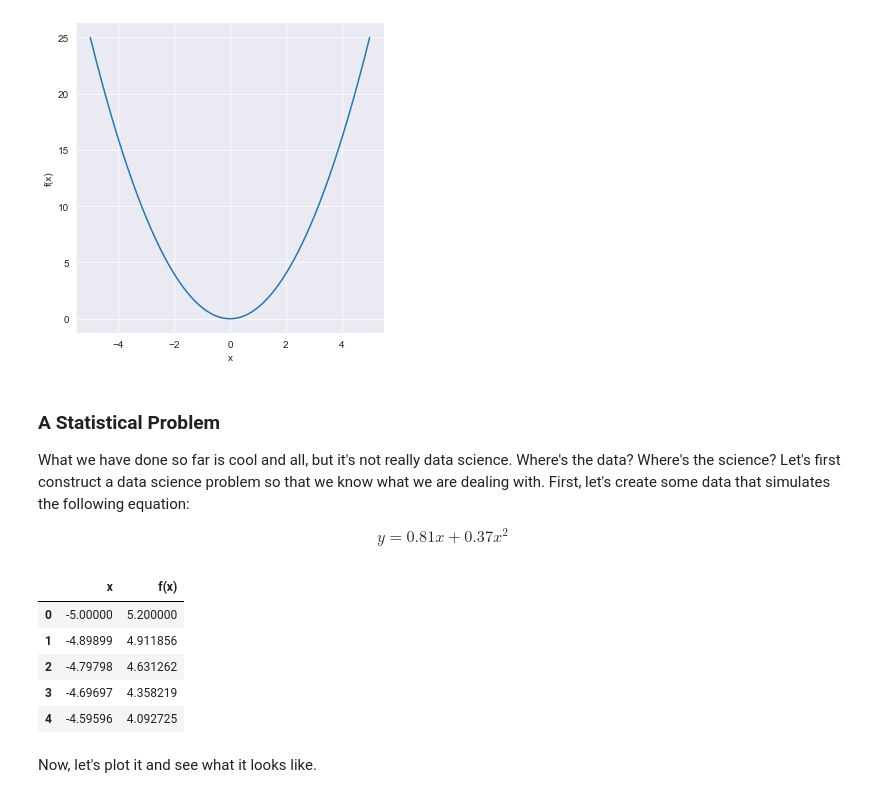
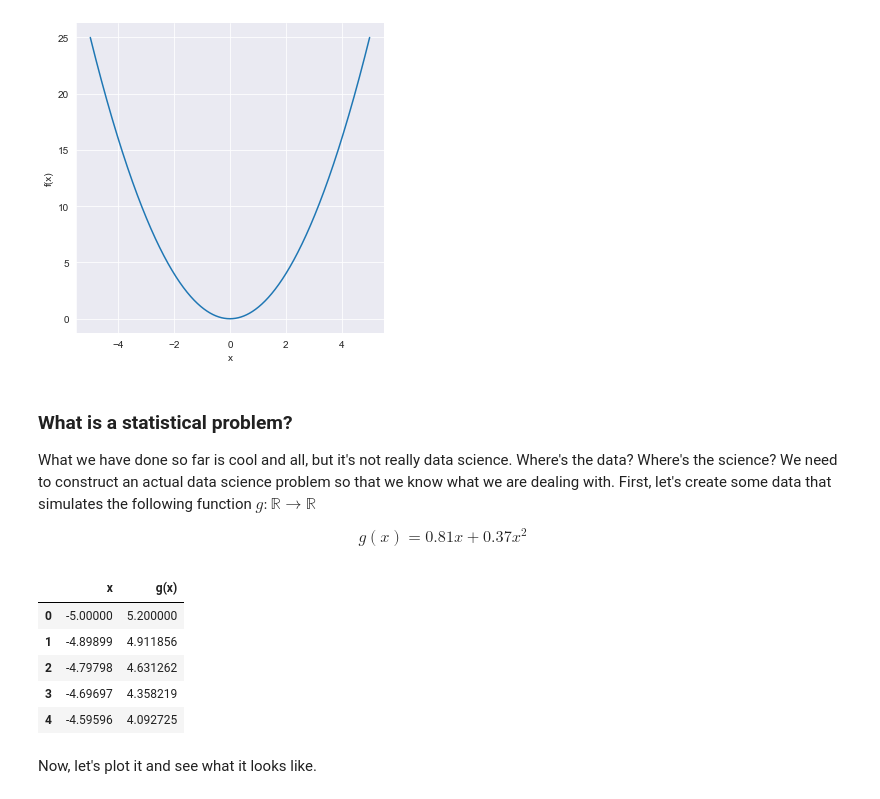
Before and after one commit to techimmersionweek22/data-science, a Jupyter notebook: ds.ipynb, the cells around one changed output. Drawn from its saved outputs; the diff is of its cells as text; code cells hidden in the pictures.

Commit message:
Statistical problem defined.

```diff
--- a/ds.ipynb
+++ b/ds.ipynb
@@ -69,18 +70,18 @@ sns.relplot(x="x", y="f(x)", kind="line", data=df)
 <seaborn.axisgrid.FacetGrid at 0x...>
 [figure]
 # %% [markdown]
-### A Statistical Problem
+### What is a statistical problem?
 
-What we have done so far is cool and all, but it's not really data science. Where's the data? Where's the science? Let's first construct a data science problem so that we know what we are dealing with. First, let's create some data that simulates the following equation:
+What we have done so far is cool and all, but it's not really data science. Where's the data? Where's the science? We need to construct an actual data science problem so that we know what we are dealing with. First, let's create some data that simulates the following function $g: \mathbb{R} \rightarrow \mathbb{R}$
 
-$$ y = 0.81x + 0.37x^2$$
+$$ g(x) = 0.81x + 0.37x^2$$
 # %%
 X = np.linspace(-5.0, 5.0, 100)
 Y = X * 0.81 + (X ** 2) * 0.37
-df = pd.DataFrame({'x': X, 'f(x)': Y})
+df = pd.DataFrame({'x': X, 'g(x)': Y})
 df.head(5)
 # %% [output]
-|  | x | f(x) |
+|  | x | g(x) |
 | 0 | -5.00000 | 5.200000 |
 | 1 | -4.89899 | 4.911856 |
 | 2 | -4.79798 | 4.631262 |
```
Also changed, not shown: parts of 12 cells of this notebook.
